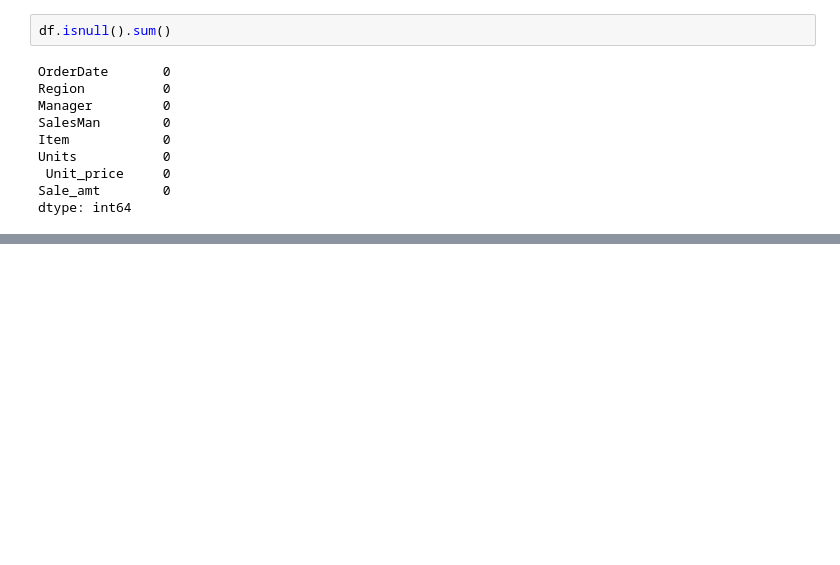
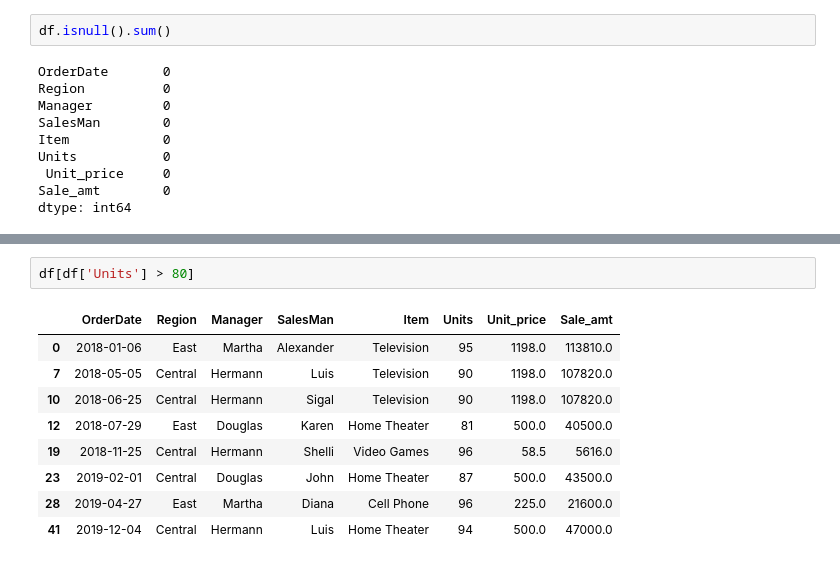
Before and after one commit to KaziRifatMorshed/LearningDataScience, a Jupyter notebook: DataExplorationWithPandas/ExploreSalesData.ipynb, the cells around one changed output, grey strips where cells are left out. Cells and saved outputs as stored; diff of their text form; blank space fills up the shorter version.

```diff
--- a/DataExplorationWithPandas/ExploreSalesData.ipynb
+++ b/DataExplorationWithPandas/ExploreSalesData.ipynb
@@ -82,0 +135,12 @@ dtype: int64
+# %%
+df[df['Units'] > 80]
+# %% [output]
+|  | OrderDate | Region | Manager | SalesMan | Item | Units | Unit_price | Sale_amt |
+| 0 | 2018-01-06 | East | Martha | Alexander | Television | 95 | 1198.0 | 113810.0 |
+| 7 | 2018-05-05 | Central | Hermann | Luis | Television | 90 | 1198.0 | 107820.0 |
+| 10 | 2018-06-25 | Central | Hermann | Sigal | Television | 90 | 1198.0 | 107820.0 |
+| 12 | 2018-07-29 | East | Douglas | Karen | Home Theater | 81 | 500.0 | 40500.0 |
+| 19 | 2018-11-25 | Central | Hermann | Shelli | Video Games | 96 | 58.5 | 5616.0 |
+| 23 | 2019-02-01 | Central | Douglas | John | Home Theater | 87 | 500.0 | 43500.0 |
+| 28 | 2019-04-27 | East | Martha | Diana | Cell Phone | 96 | 225.0 | 21600.0 |
+| 41 | 2019-12-04 | Central | Hermann | Luis | Home Theater | 94 | 500.0 | 47000.0 |
```
Also changed, not shown: parts of 12 cells of this notebook.
